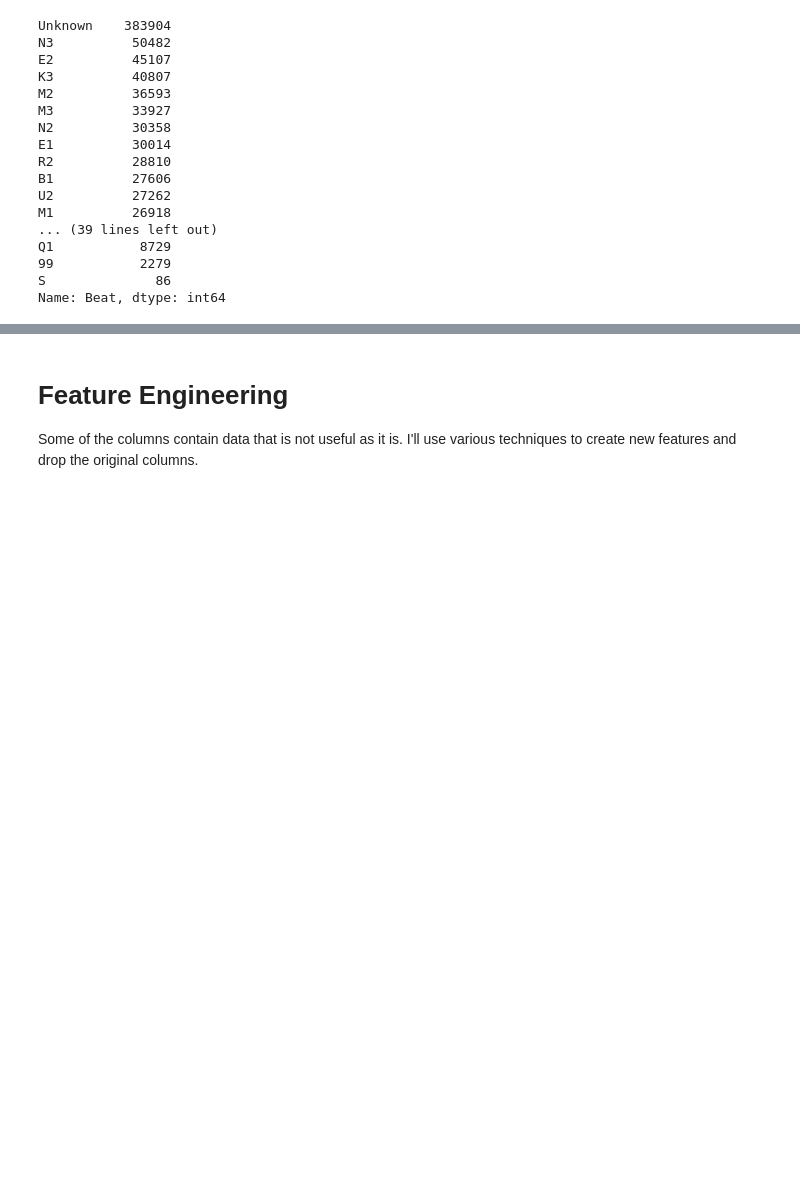
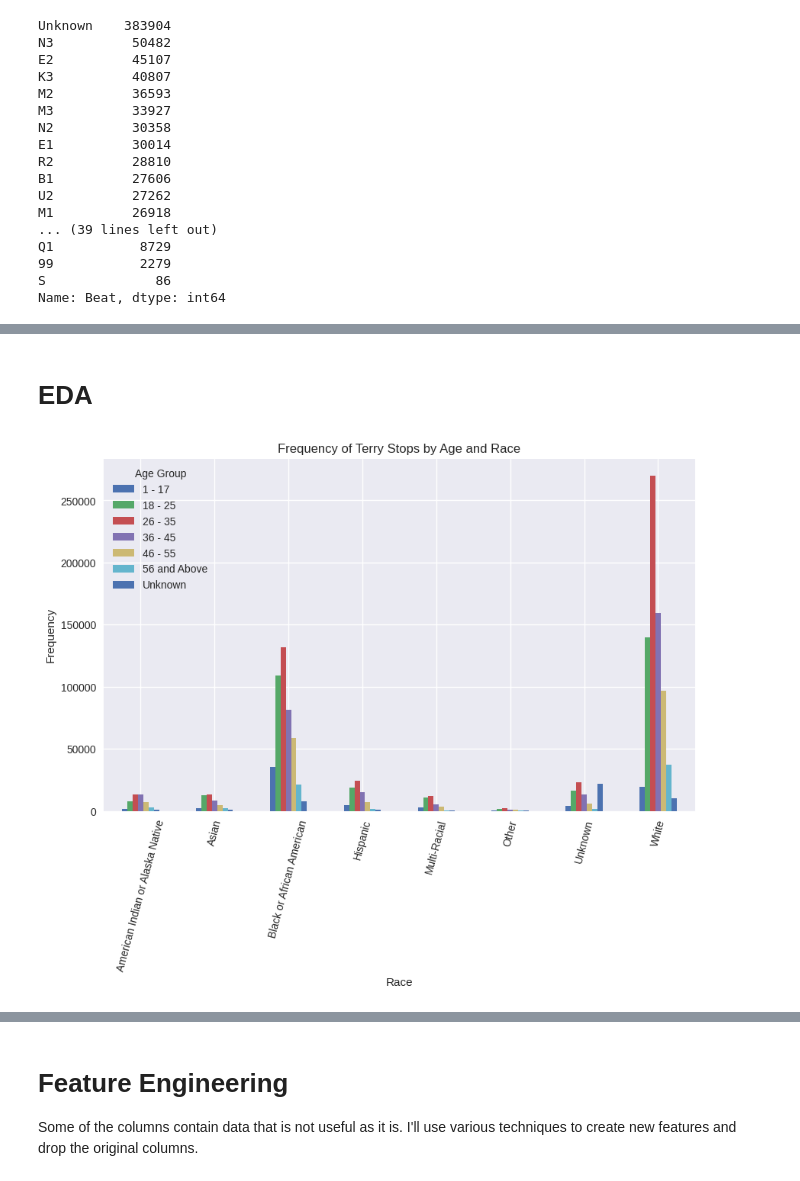
Before and after one commit to robertmbau/Terry_Stops, a Jupyter notebook: terry_stops.ipynb, the cells around one changed output, grey strips where cells are left out. Drawn from its saved outputs; the diff is of its cells as text; code cells hidden in the pictures; blank space fills up the shorter version.

```diff
--- a/terry_stops.ipynb
+++ b/terry_stops.ipynb
@@ -152,0 +207,20 @@ Name: Beat, dtype: int64
+# %% [markdown]
+# EDA
+# %%
+#subset the data
+new_df = df[['Subject Perceived Race','Subject Age Group']]
+
+# Group the DataFrame
+grouped_df = df.groupby(['Subject Perceived Race', 'Subject Age Group']).size().unstack()
+
+# Plotting the bar chart
+grouped_df.plot(kind='bar', figsize=(10, 6))
+
+plt.title('Frequency of Terry Stops by Age and Race')
+plt.xlabel('Race')
+plt.ylabel('Frequency')
+plt.xticks(rotation=75)
+plt.legend(title='Age Group')
+plt.show()
+# %% [output]
+[figure, added]
```
Also changed, not shown: parts of 65 cells of this notebook.
